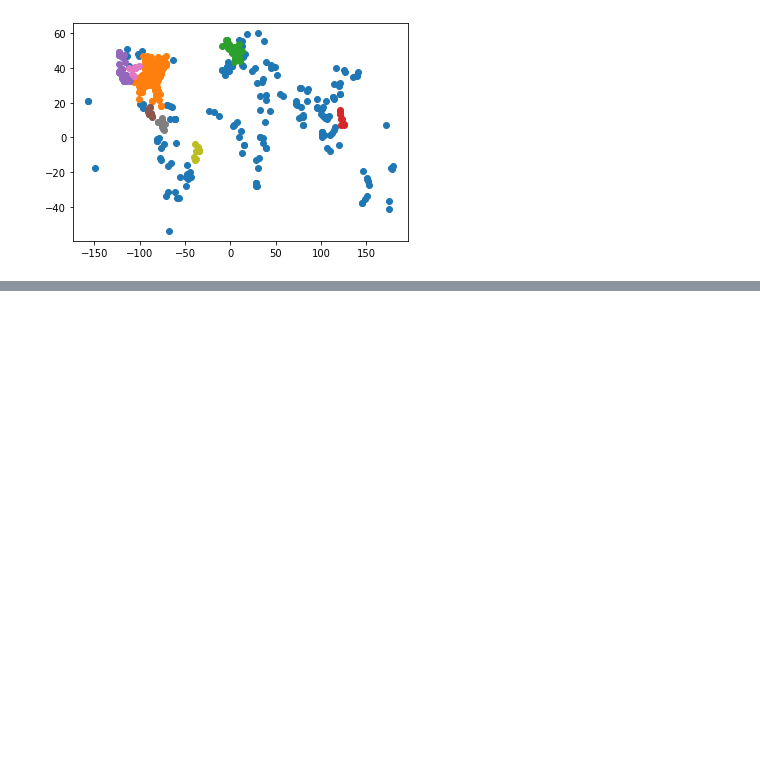
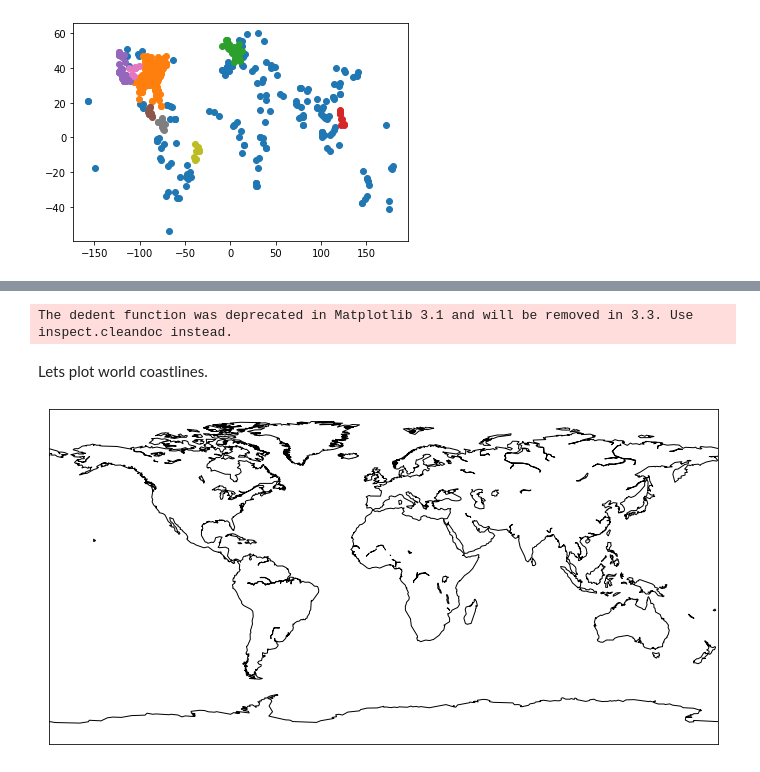
Before and after one commit to AndyWarhurst/HeadlinesLiveProject2020, a Jupyter notebook: Part 3.ipynb, the cells around one changed output, grey strips where cells are left out. Saved outputs shown, nothing was run; the diff lists cells and outputs as text; code cells hidden in the pictures; blank space fills up the shorter version.

Commit message:
First plots on a world map

```diff
--- a/Part 3.ipynb
+++ b/Part 3.ipynb
@@ -179,0 +185,13 @@ plt.show()
+# %%
+from mpl_toolkits.basemap import Basemap
+map_plotter = Basemap()
+# %% [output]
+The dedent function was deprecated in Matplotlib 3.1 and will be removed in 3.3. Use inspect.cleandoc instead.
+# %% [markdown]
+Lets plot world coastlines.
+# %%
+fig = plt.figure(figsize=(12, 8))
+map_plotter.drawcoastlines()
+plt.show()
+# %% [output]
+[figure, added]
```
Also changed, not shown: parts of 4 cells of this notebook.
